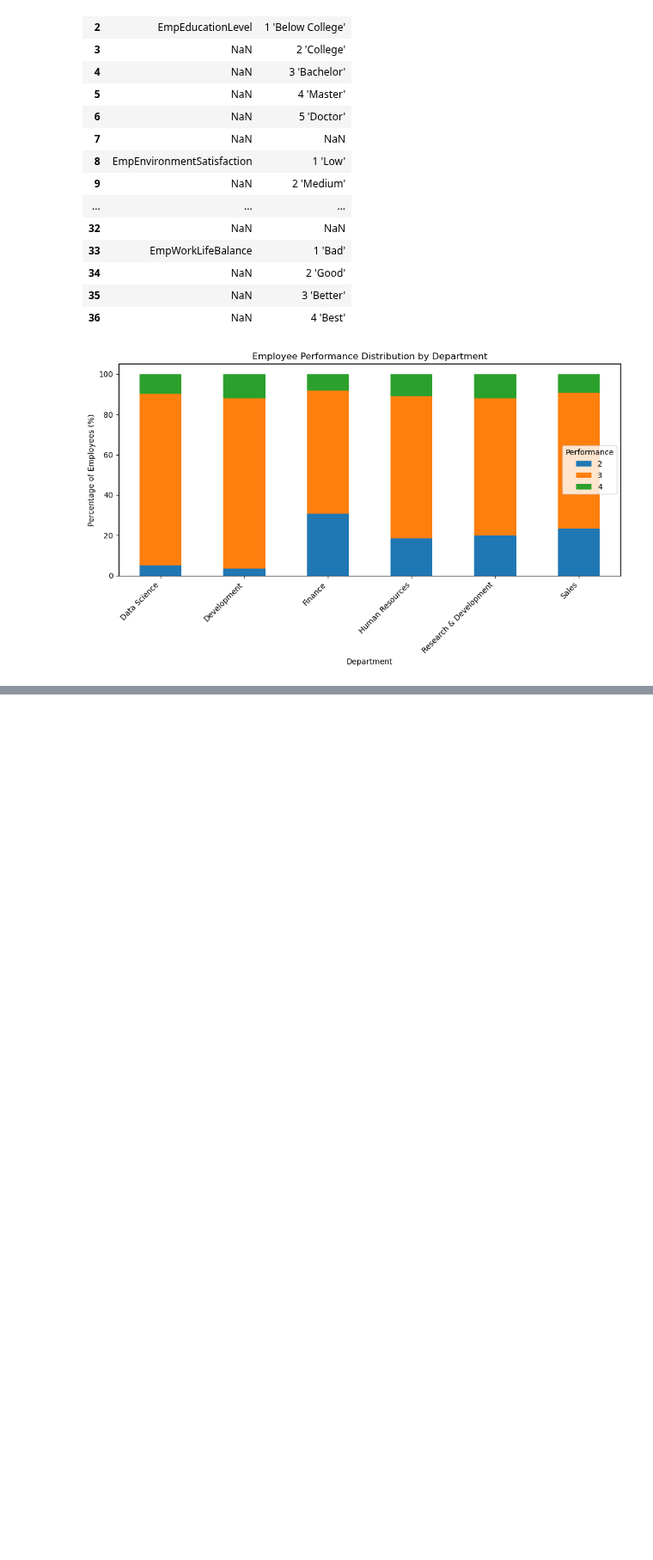
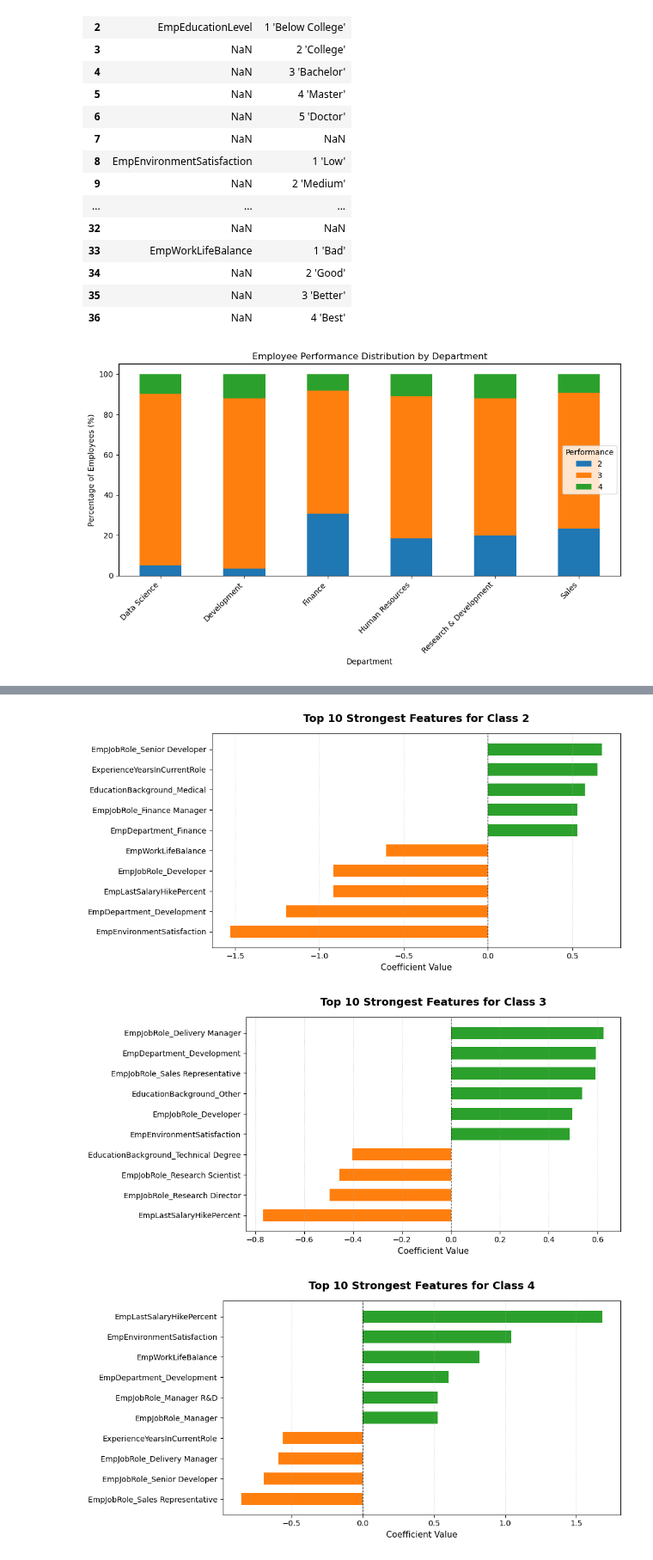
Before and after one commit to GiannaSal/employee_performance, a Jupyter notebook: src/data_processing/data_exploratory_analysis.ipynb, the cells around one changed output, grey strips where cells are left out. Shown at 86% size. Saved outputs shown, nothing was run; the diff lists cells and outputs as text; code cells hidden in the pictures; blank space fills up the shorter version.

```diff
--- a/src/data_processing/data_exploratory_analysis.ipynb
+++ b/src/data_processing/data_exploratory_analysis.ipynb
@@ -346,0 +492,49 @@ numerical_columns
+# %%
+import matplotlib.pyplot as plt
+import pandas as pd
+
+# 1. Rebuild the dataframe
+feature_names = x_train.columns
+coef_df = pd.DataFrame(
+    model.coef_,
+    columns=feature_names,
+    index=[f"Class {c}" for c in model.classes_],
+).T
+
+# 2. Plot ONLY the top 10 most impactful features per class
+for target_class in coef_df.columns:
+    # Sort features by absolute impact
+    sorted_df = coef_df[[target_class]].copy()
+    sorted_df["abs_val"] = sorted_df[target_class].abs()
+    sorted_df = sorted_df.sort_values(by="abs_val", ascending=False)
+
+    # Keep only the top 10 strongest columns (drop the zero/tiny noise)
+    top_10 = sorted_df.head(10).sort_values(by=target_class, ascending=True)
+
+    # Plotting code with ample vertical spacing
+    plt.figure(figsize=(10, 5))
+    colors = [
+        "#2ca02c" if val >= 0 else "#ff7f0e"
+        for val in top_10[target_class].values
+    ]
+
+    plt.barh(top_10.index, top_10[target_class].values, color=colors, height=0.6)
+    plt.axvline(0, color="black", linestyle="--", linewidth=0.8)
+
+    plt.title(
+        f"Top 10 Strongest Features for {target_class}",
+        fontsize=14,
+        fontweight="bold",
+        pad=15,
+    )
+    plt.xlabel("Coefficient Value", fontsize=11)
+
+    # Clean adjustments to prevent overlaps
+    plt.yticks(fontsize=10)
+    plt.grid(axis="x", linestyle=":", alpha=0.6)
+    plt.tight_layout()
+    plt.show()
+# %% [output]
+[figure, added]
+[figure, added]
+[figure, added]
```
Also changed, not shown: parts of 10 cells of this notebook.
